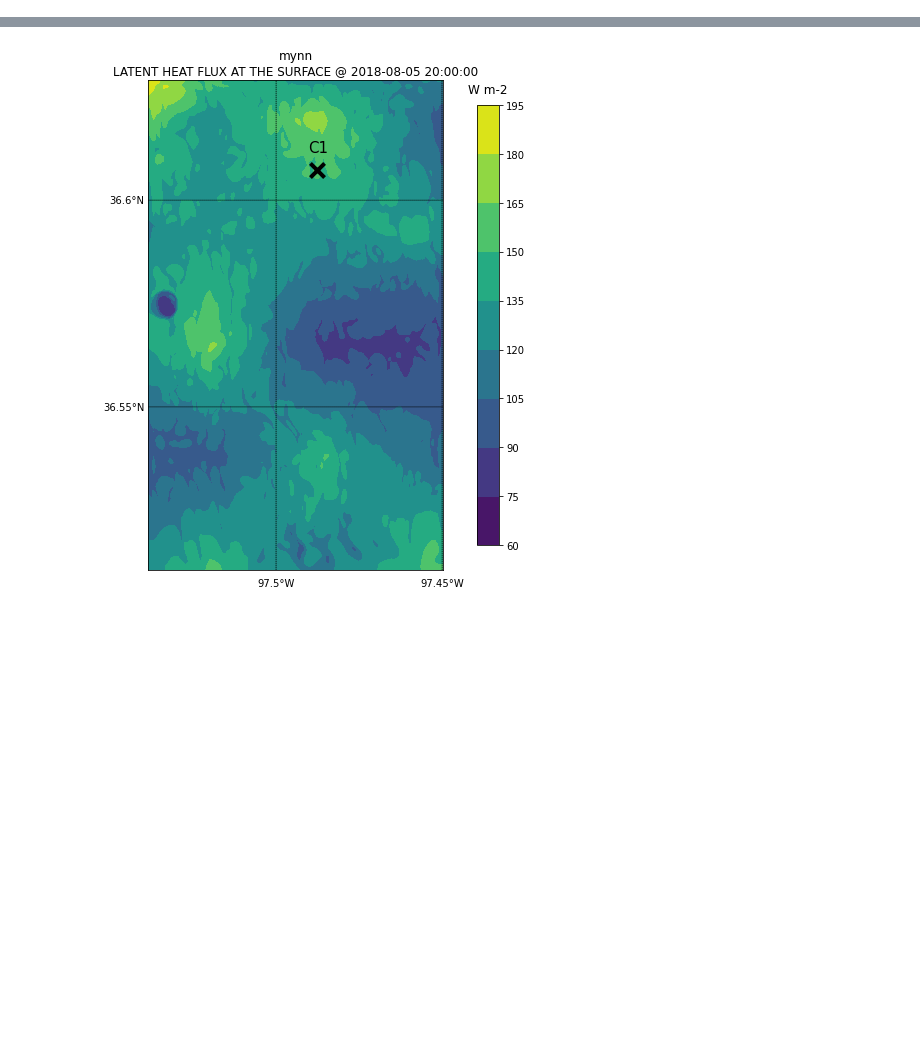
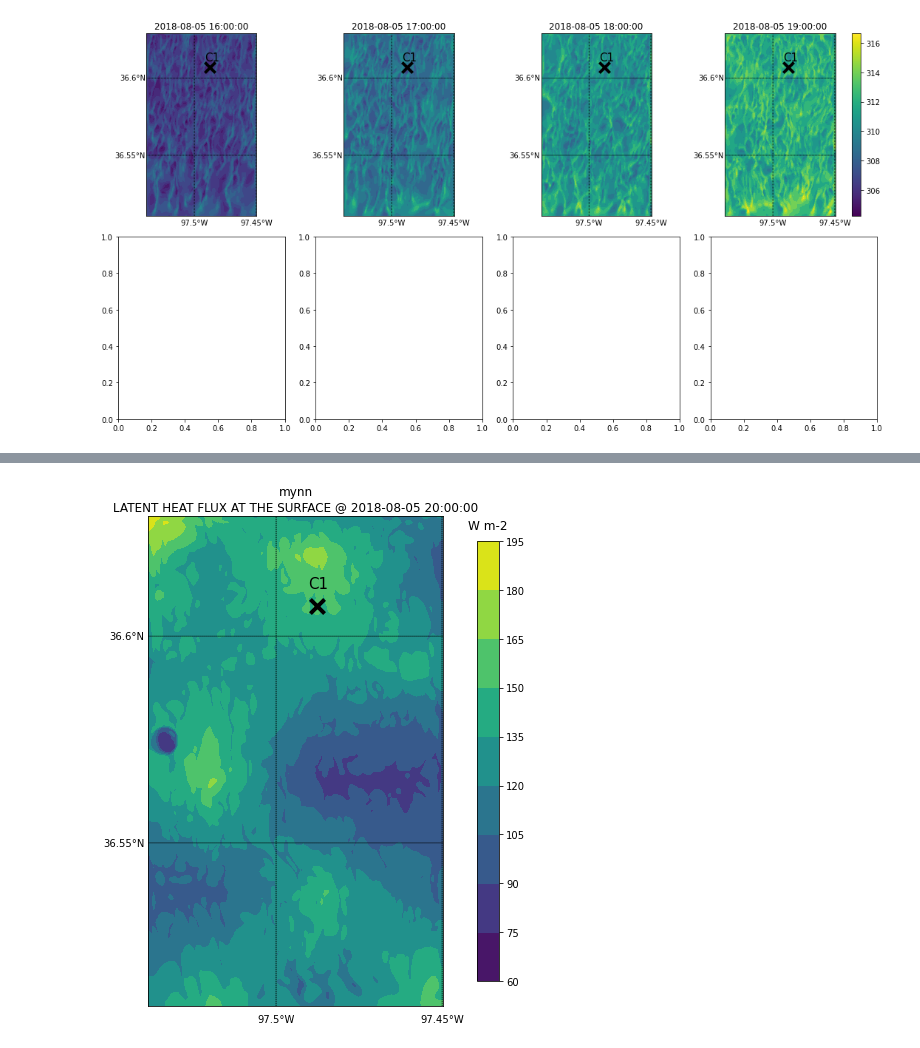
Before and after one commit to joejoeyjoseph/mmc-pnnl-j3, a Jupyter notebook: sgp/eagle/04a_auxout_xycontour.ipynb, the cells around one changed output, grey strips where cells are left out. Cells and saved outputs as stored; diff of their text form; code cells hidden in the pictures; blank space fills up the shorter version.

Commit message:
add panel plots + cbar

```diff
--- a/sgp/eagle/04a_auxout_xycontour.ipynb
+++ b/sgp/eagle/04a_auxout_xycontour.ipynb
@@ -68,0 +126,18 @@ def plot_c1contour(file, wrf_var, wrf_run):
+# %%
+eval_date = '2018-08-05'
+# hr = 20
+run = 'mynn'
+wrf_var = 'T2'
+
+date_col = data_dir_df[eval_date]
+
+for ind, hr in enumerate(np.arange(16, 24, 1)):
+
+    file = wrf_runs_dir+date_col[run]+'/auxout/mmc_d04_'+eval_date+'_'+str(hr)+':00:00'
+    wrf_single = Dataset(file, 'r')
+    var = wrf.getvar(wrf_single, wrf_var, timeidx=wrf.ALL_TIMES)
+
+    if ind == 0:
+        var_all = var
+    else:
+        var_all = xr.concat([var_all, var], dim='Time')
@@ -68,0 +170,73 @@ def plot_c1contour(file, wrf_var, wrf_run):
+# %%
+lats, lons = wrf.latlon_coords(var_all)
+
+fig, (axs, axs2) = plt.subplots(2, 4, figsize=(15, 8))
+
+time_list = pd.date_range(start=eval_date+'-16', end=eval_date+'-19', periods=4)
+
+var_subset = var_all.sel(Time=slice(time_list.min(), time_list.max()))
+v_min = var_subset.min()
+v_max = var_subset.max()
+
+for ind, time in enumerate(time_list):
+
+    print(time)
+    var_1time = var_all.sel(Time=time)
+
+    bm = wrf.get_basemap(var_1time, ax=axs[ind])
+
+    bm.drawparallels(np.arange(36, 37, 0.05), labels=[1, 0, 0, 0])
+    bm.drawmeridians(np.arange(-98, -97, 0.05), labels=[0, 0, 0, 1])
+
+    x, y = bm(wrf.to_np(lons), wrf.to_np(lats))
+
+    p = bm.contourf(x, y, wrf.to_np(var_1time), 10, cmap=get_cmap('viridis'), vmin=v_min, vmax=v_max)
+
+    axs[ind].set_title(time)
+
+    c1x, c1y = bm(wrf.to_np(-97.487643), wrf.to_np(36.607322))
+    bm.scatter(c1x, c1y, s=200, marker='x', color='k', linewidth=4, ax=axs[ind])
+
+    c1x, c1y = bm(wrf.to_np(-97.4915), wrf.to_np(36.6115))
+    axs[ind].annotate('C1', xy=(c1x, c1y), size=15)
+
+# # plt.colorbar(p, orientation='vertical')
+# plt.colorbar()
+
+# plt.clim(v_min, v_max)
+# cbar = plt.colorbar(p, shrink=0.95)
+# cb = plt.colorbar(sc, orientation="horizontal")
+# cbar.set_xlim(v_min, v_max)
+
+sm = plt.cm.ScalarMappable(cmap="viridis", norm=plt.Normalize(vmin=v_min, vmax=v_max))
+sm.set_array([])
+plt.colorbar(sm, ax=axs[3], orientation='vertical', pad=0.1)
+
+# import matplotlib as mpl
+
+# cmap = mpl.cm.viridis
+
+# norm = mpl.colors.Normalize(vmin=v_min, vmax=v_max)
+
+# cb1 = mpl.colorbar.ColorbarBase(p, cmap=cmap,
+#                                 norm=norm,
+#                                 orientation='horizontal')
+
+# cb1.set_label('Some Units')
+# fig.show()
+
+# norm = mpl.colors.BoundaryNorm([v_min, v_max], cmap.N)
+# cb3 = mpl.colorbar.ColorbarBase(axs[-1], cmap=cmap,
+#                                 boundaries=bounds[10],
+#                                 extend='both',
+#                                 extendfrac='auto',
+#                                 spacing='uniform',
+#                                 orientation='horizontal')
+
+# cbar.set_ticks(np.arange(0, 1.1, 0.5))
+# cbar.set_ticklabels(['low', 'medium', 'high'])
+
+plt.tight_layout()
+
+plt.show()
+# %% [output]
@@ -68,0 +247 @@ def plot_c1contour(file, wrf_var, wrf_run):
+[figure, added]
```
Also changed, not shown: parts of 17 cells of this notebook.
